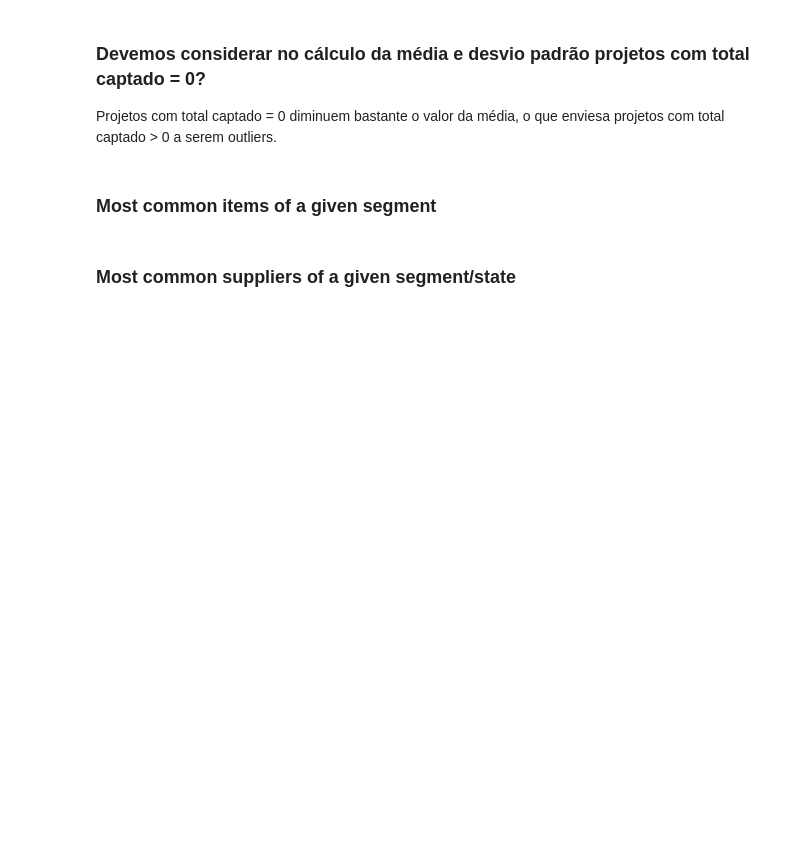
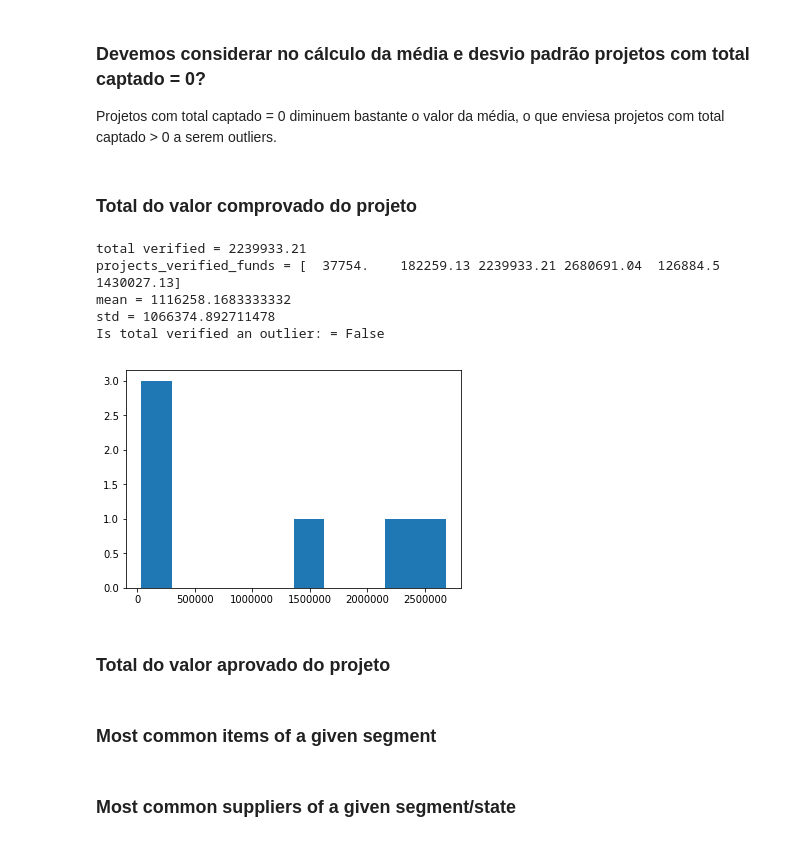
Before and after one commit to lappis-unb/salic-ml, a Jupyter notebook: notebooks/doing/Feature Extraction - Finance.ipynb, the cells around one changed output. Cells and saved outputs as stored; diff of their text form; code cells hidden in the pictures; blank space fills up the shorter version.

```diff
--- a/notebooks/doing/Feature Extraction - Finance.ipynb
+++ b/notebooks/doing/Feature Extraction - Finance.ipynb
@@ -406,6 +413,51 @@ Is total raised an outlier: = True
 ### Devemos considerar no cálculo da média e desvio padrão projetos com total captado = 0?
 
 Projetos com total captado = 0 diminuem bastante o valor da média, o que enviesa projetos com total captado > 0 a serem outliers.
+# %% [markdown]
+### Total do valor comprovado do projeto
+# %%
+def is_project_total_verified_outlier(pronac):
+    projectList = ProjectsList(planilhaOrcamentaria, planilhaComprovacao, planilhaCaptacao)
+
+    project = projectList.loadSingleProject(pronac)
+    segment, segment_id = project.segment
+
+    total_verified = project.receipts.get_total_verified_cost()
+    print('total verified = {}'.format(total_verified))
+
+    projectList.loadFilteredProjects([('idSegmento', segment_id)])
+    pronacs = projectList.pronac_list
+
+    projects_verified_funds = np.array([projectList.loaded_projects[pronac].receipts.get_total_verified_cost()
+                             for pronac in pronacs])
+    projects_verified_funds = projects_verified_funds[projects_verified_funds != 0]
+
+    print('projects_verified_funds = {}'.format(projects_verified_funds))
+
+    mean = np.mean(projects_verified_funds)
+    std = np.std(projects_verified_funds)
+
+    print('mean = {}'.format(mean))
+    print('std = {}'.format(std))
+
+    is_outlier = gaussian_outlier.is_outlier(total_verified, mean, std, 1.5)
+    return (is_outlier, projects_verified_funds)
+
+pronac = 172085
+
+p, verified_funds = is_project_total_verified_outlier(pronac)
+print('Is total verified an outlier: = {}'.format(p))
+plt.hist(verified_funds)
+plt.show()
+# %% [output]
+total verified = 2239933.21
+projects_verified_funds = [  37754.    182259.13 2239933.21 2680691.04  126884.5  1430027.13]
+mean = 1116258.1683333332
+std = 1066374.892711478
+Is total verified an outlier: = False
+[figure, added]
+# %% [markdown]
+### Total do valor aprovado do projeto
 # %% [markdown]
 ### Most common items of a given segment
 # %% [markdown]
```
Also changed, not shown: parts of 1 cell of this notebook, 1 other file.
